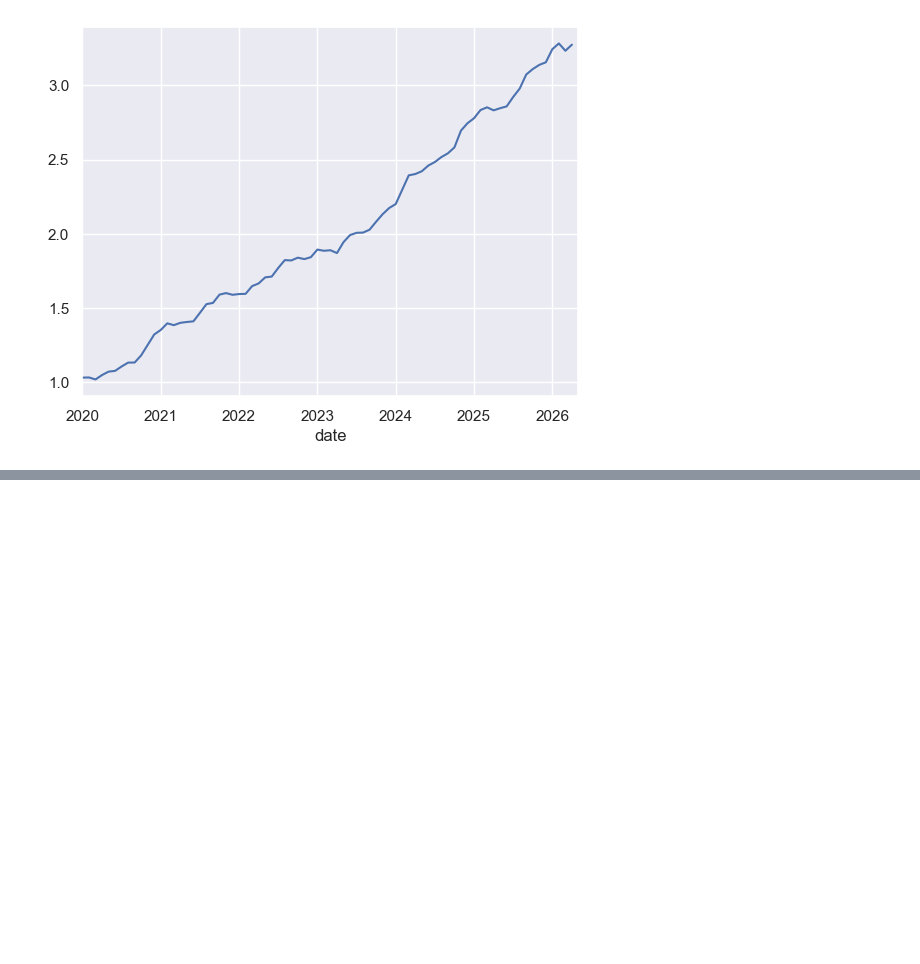
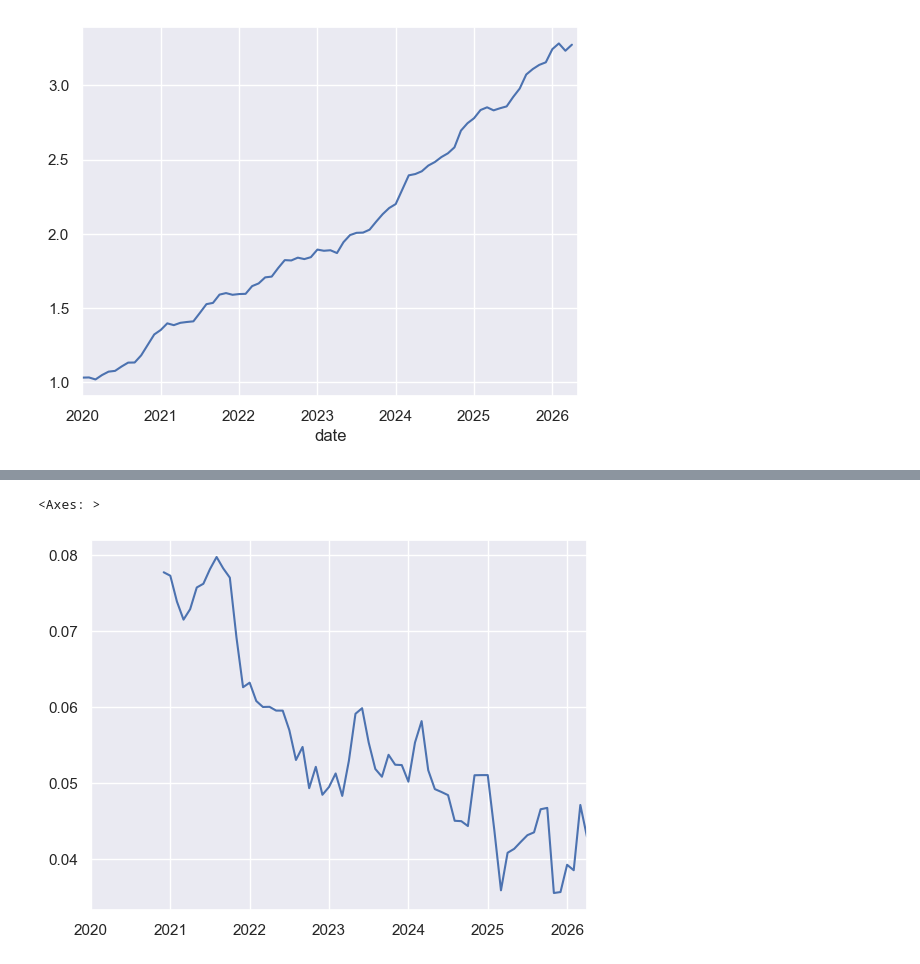
Before and after one commit to arthurdhonneur7/athenee_hf_portfolio, a Jupyter notebook: ew_portfolio.ipynb, the cells around one changed output, grey strips where cells are left out. Cells and saved outputs as stored; diff of their text form; code cells hidden in the pictures; blank space fills up the shorter version.

```diff
--- a/ew_portfolio.ipynb
+++ b/ew_portfolio.ipynb
@@ -254,0 +248,5 @@ df
+# %%
+(np.sqrt(12) * merged_df['ew_returns'].rolling(12).std()).plot()
+# %% [output]
+<Axes: >
+[figure, added]
```
Also changed, not shown: parts of 3 cells of this notebook, 1 other file.
